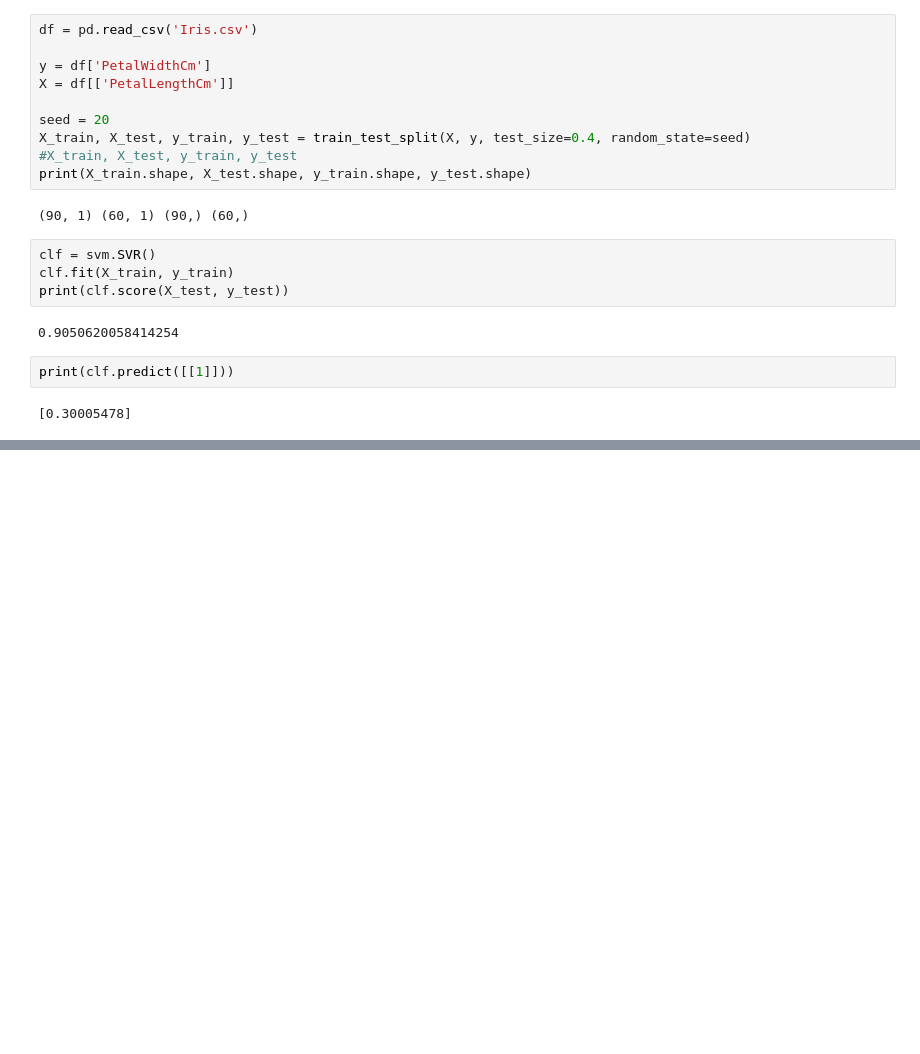
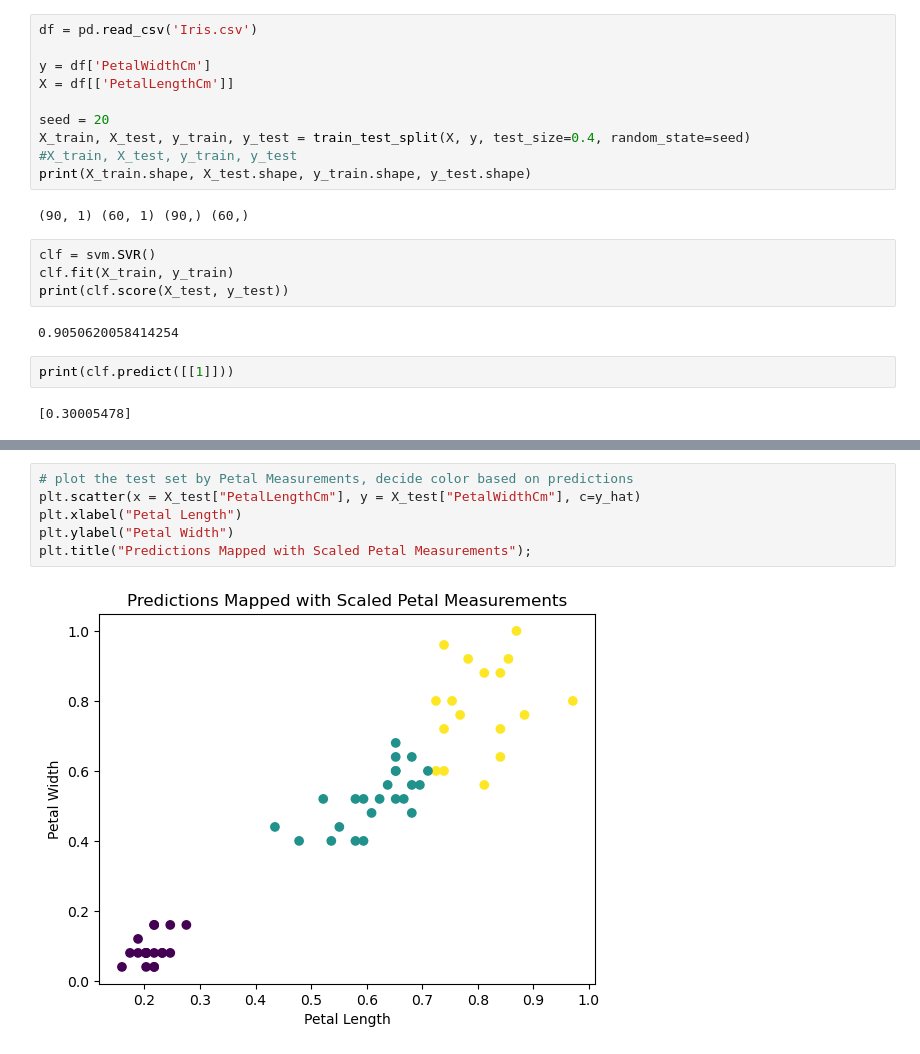
Before and after one commit to DanielnRose/svm, a Jupyter notebook: svm.ipynb, the cells around one changed output, grey strips where cells are left out. Drawn from its saved outputs; the diff is of its cells as text; blank space fills up the shorter version.

```diff
--- a/svm.ipynb
+++ b/svm.ipynb
@@ -235,0 +311,8 @@ print(clf.predict([[1]]))
+# %%
+# plot the test set by Petal Measurements, decide color based on predictions
+plt.scatter(x = X_test["PetalLengthCm"], y = X_test["PetalWidthCm"], c=y_hat)
+plt.xlabel("Petal Length")
+plt.ylabel("Petal Width")
+plt.title("Predictions Mapped with Scaled Petal Measurements");
+# %% [output]
+[figure, added]
```
Also changed, not shown: parts of 11 cells of this notebook.
